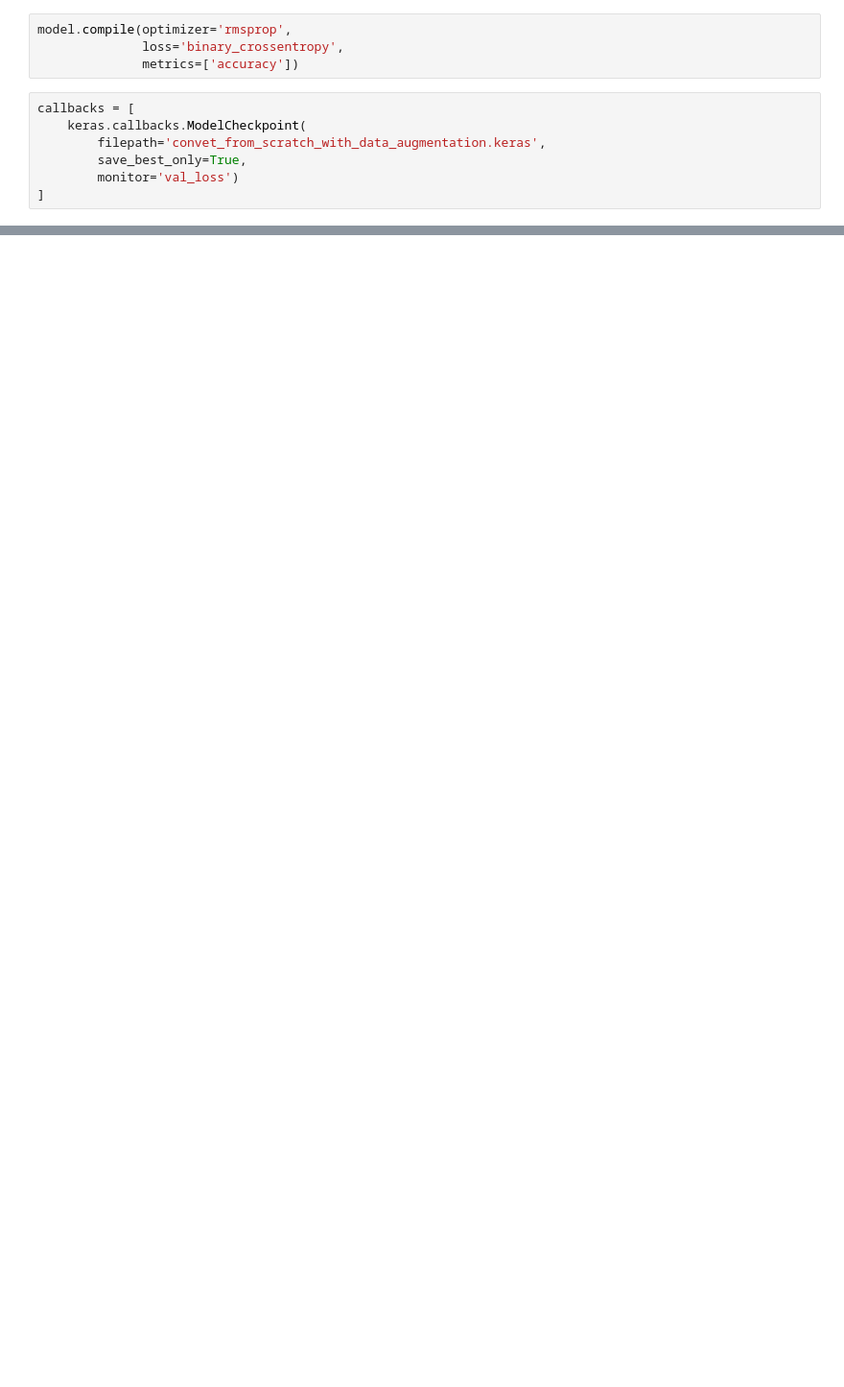
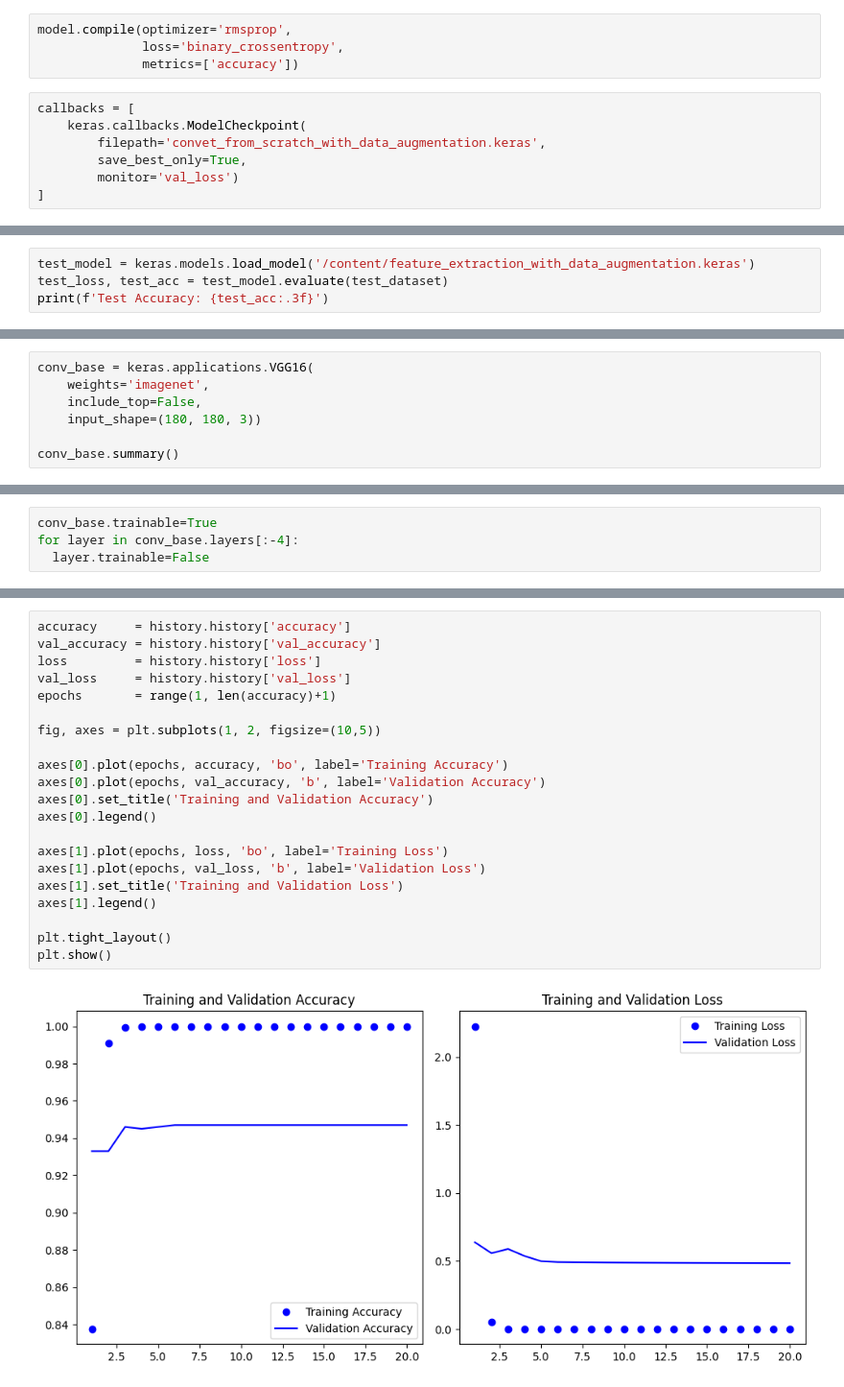
Before and after one commit to Lennykiruthu/my-deep-learning-with-python, a Jupyter notebook: Introduction_to_Computer_Vision_for_Deep_Learning.ipynb, the cells around one changed output, grey strips where cells are left out. Shown at 96% size. Cells and saved outputs as stored; diff of their text form; blank space fills up the shorter version.

```diff
--- a/Introduction_to_Computer_Vision_for_Deep_Learning.ipynb
+++ b/Introduction_to_Computer_Vision_for_Deep_Learning.ipynb
@@ -451,0 +651,4 @@ Model: "vgg16"
+# %%
+test_model = keras.models.load_model('/content/feature_extraction_with_data_augmentation.keras')
+test_loss, test_acc = test_model.evaluate(test_dataset)
+print(f'Test Accuracy: {test_acc:.3f}')
@@ -451,0 +661,7 @@ Model: "vgg16"
+# %%
+conv_base = keras.applications.VGG16(
+    weights='imagenet',
+    include_top=False,
+    input_shape=(180, 180, 3))
+
+conv_base.summary()
@@ -451,0 +692,4 @@ Model: "vgg16"
+# %%
+conv_base.trainable=True
+for layer in conv_base.layers[:-4]:
+  layer.trainable=False
@@ -451,0 +762,23 @@ Model: "vgg16"
+# %%
+accuracy     = history.history['accuracy']
+val_accuracy = history.history['val_accuracy']
+loss         = history.history['loss']
+val_loss     = history.history['val_loss']
+epochs       = range(1, len(accuracy)+1)
+
+fig, axes = plt.subplots(1, 2, figsize=(10,5))
+
+axes[0].plot(epochs, accuracy, 'bo', label='Training Accuracy')
+axes[0].plot(epochs, val_accuracy, 'b', label='Validation Accuracy')
+axes[0].set_title('Training and Validation Accuracy')
+axes[0].legend()
+
+axes[1].plot(epochs, loss, 'bo', label='Training Loss')
+axes[1].plot(epochs, val_loss, 'b', label='Validation Loss')
+axes[1].set_title('Training and Validation Loss')
+axes[1].legend()
+
+plt.tight_layout()
+plt.show()
+# %% [output]
+[figure, added]
```
Also changed, not shown: parts of 29 cells of this notebook.
